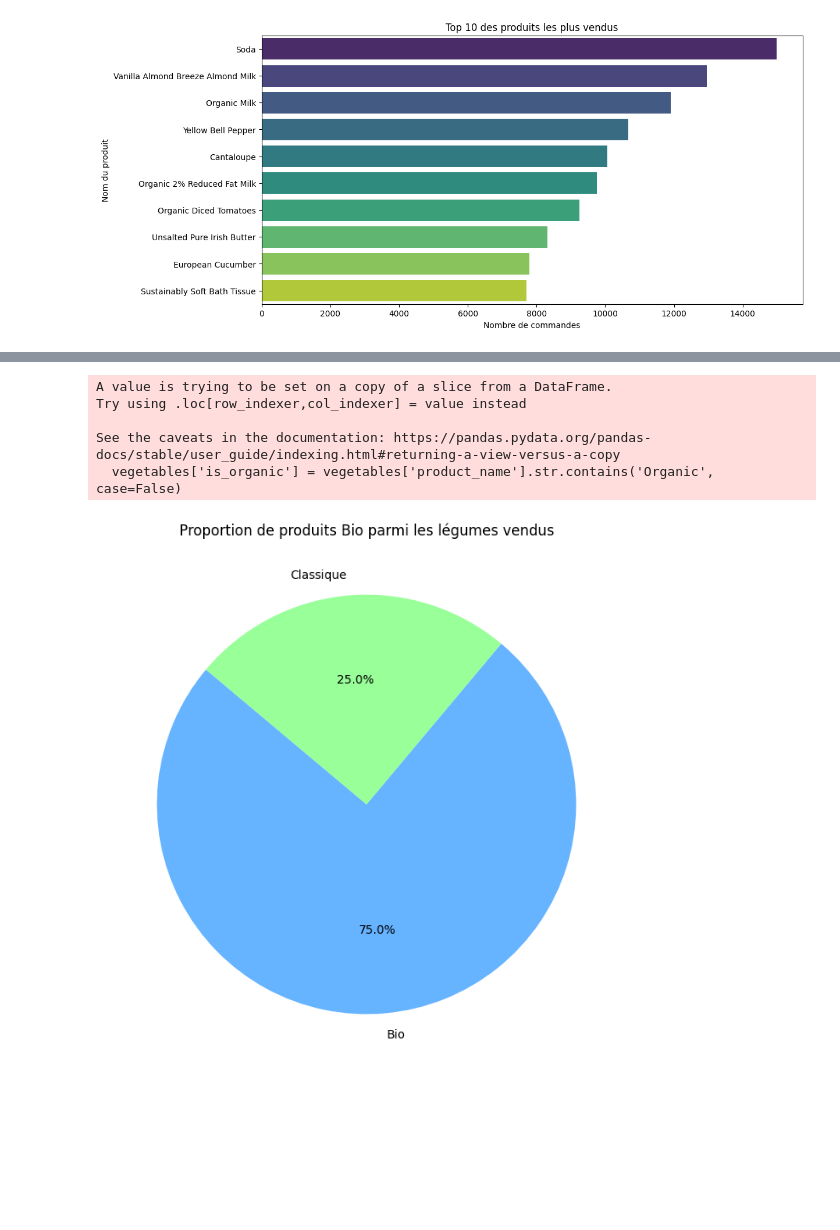
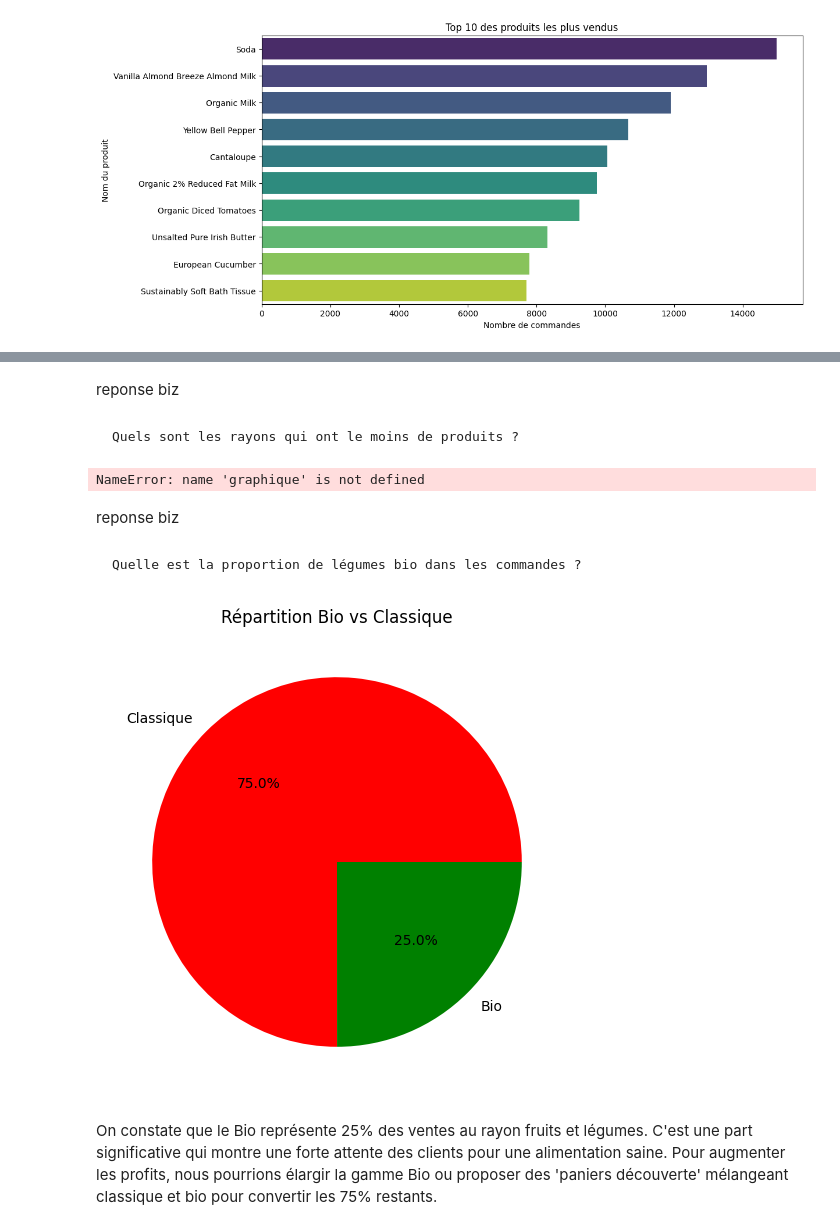
Before and after one commit to Lois5959/NEXTBUY, a Jupyter notebook: notebook_graph.ipynb, the cells around one changed output, grey strips where cells are left out. Saved outputs shown, nothing was run; the diff lists cells and outputs as text; code cells hidden in the pictures; blank space fills up the shorter version.

Commit message:
texte et 3 graphique

```diff
--- a/notebook_graph.ipynb
+++ b/notebook_graph.ipynb
@@ -6,7 +6,7 @@ import matplotlib.pyplot as plt
 import seaborn as sns
 import pandas as pd
 
-df_clean = pd.read_csv('dataset_clean.csv', nrows=500000)
+df_clean = pd.read_csv('df_clean.csv', nrows=500000)
 
 print("Le fichier est chargé")
 print(df_clean.head())
@@ -51,21 +86,28 @@ Passing `palette` without assigning `hue` is deprecated and will be removed in v
+# %% [markdown]
+reponse biz
+# %% [markdown]
+    Quels sont les rayons qui ont le moins de produits ?
+# %%
+graphique
+# %% [output]
+NameError: name 'graphique' is not defined
+# %% [markdown]
+reponse biz
+# %% [markdown]
+    Quelle est la proportion de légumes bio dans les commandes ?
 # %%
-# Garder que les légumes
-vegetables = df_clean[df_clean['department'] == 'produce']
+#On prépare les données
+vegetables = df_clean[df_clean['department'] == 'produce'].copy()
+#On crée une colonne avec des noms au lieu de True/False
+vegetables['Type'] = vegetables['product_name'].str.contains('organic', case=False).map({True: 'Bio', False: 'Classique'})
 
-# Création une colonne pour identifier si le produit est Bio
-vegetables['bio'] = vegetables['product_name'].str.contains('bioo', case=False)
-
-# Calcul des proportions
-organic_counts = vegetables['bio'].value_counts(normalize=True) * 100
-
-plt.figure(figsize=(8, 8))
-plt.pie(organic_counts, labels=['Bio', 'Classique'], autopct='%1.1f%%', startangle=140, colors=['#66b3ff','#99ff99'])
-plt.title('Proportion de produits Bio parmi les légumes vendus')
+#On affiche le graphique
+plt.figure(figsize=(6, 6))
+vegetables['Type'].value_counts().plot(kind='pie', autopct='%1.1f%%', colors=['red', 'green'])
+plt.title('Répartition Bio vs Classique')
+plt.ylabel('') # Enlève le nom de la colonne
 plt.show()
 # %% [output]
-A value is trying to be set on a copy of a slice from a DataFrame.
-Try using .loc[row_indexer,col_indexer] = value instead
-
-See the caveats in the documentation: https://pandas.pydata.org/pandas-docs/stable/user_guide/indexing.html#returning-a-view-versus-a-copy
-  vegetables['is_organic'] = vegetables['product_name'].str.contains('Organic', case=False)
-[figure, old version]
+[figure, new version]
+# %% [markdown]
+On constate que le Bio représente 25% des ventes au rayon fruits et légumes. C'est une part significative qui montre une forte attente des clients pour une alimentation saine. Pour augmenter les profits, nous pourrions élargir la gamme Bio ou proposer des 'paniers découverte' mélangeant classique et bio pour convertir les 75% restants.
```
Also changed, not shown: parts of 40 cells of this notebook, 1 other file.
